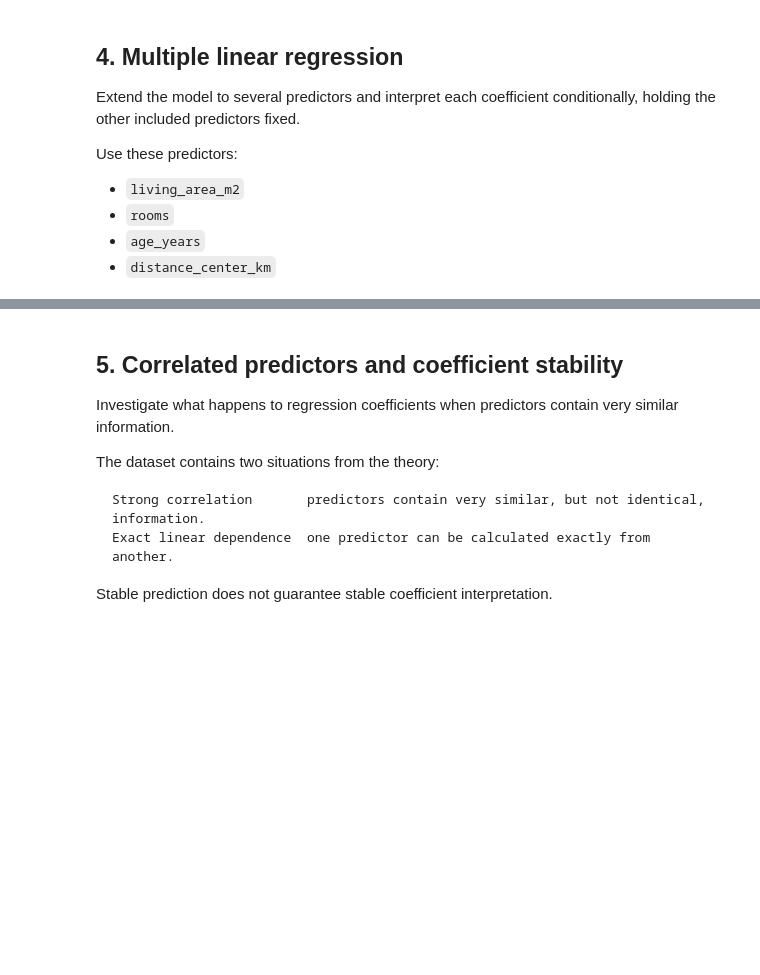
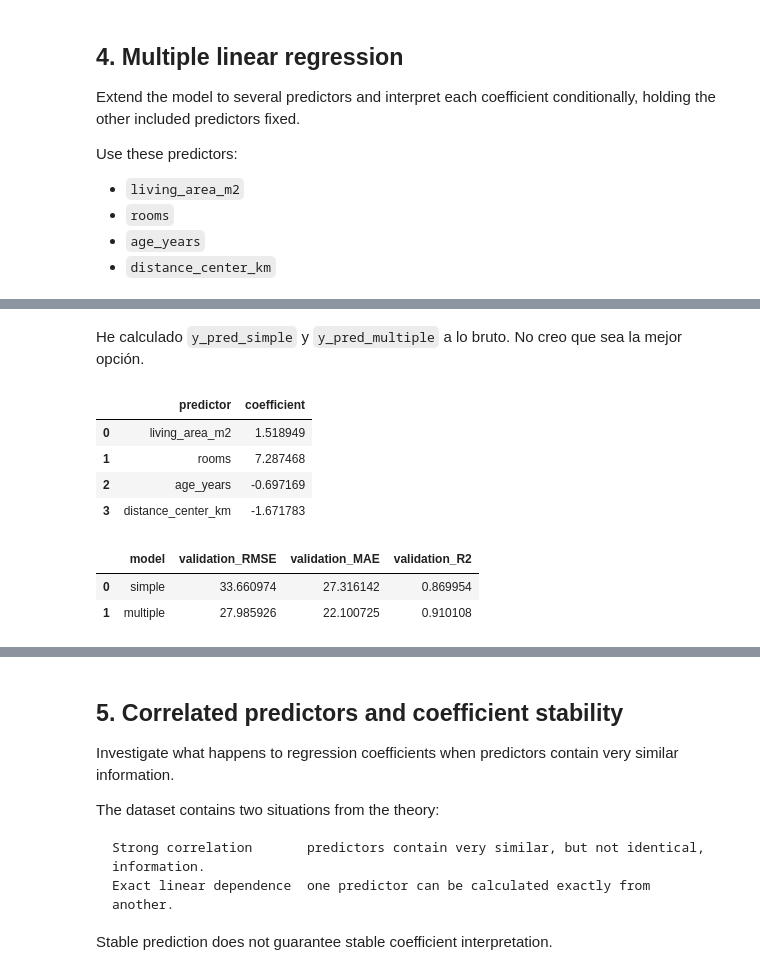
Before and after one commit to Chicloneo/Machine-Learning, a Jupyter notebook: Entrega 2/Notebooks/Chapter 2 - Part I - Students.ipynb, the cells around one changed output, grey strips where cells are left out. Saved outputs shown, nothing was run; the diff lists cells and outputs as text; code cells hidden in the pictures; blank space fills up the shorter version.

```diff
--- a/Entrega 2/Notebooks/Chapter 2 - Part I - Students.ipynb
+++ b/Entrega 2/Notebooks/Chapter 2 - Part I - Students.ipynb
@@ -338,0 +364,7 @@ Use these predictors:
+# %%
+y_pred_simple = []
+
+for index, row in df_model[feature_simple].iterrows():
+    y_pred_simple.append(float(formula_modelo(row["living_area_m2"])))
+
+y_pred_simple
@@ -338,0 +441,13 @@ Use these predictors:
+# %%
+y_pred_multiple = []
+
+for index, row in df_model[features_multi].iterrows():
+    y_pred_multiple.append(float(
+        23.120971316548605 +
+        1.5189492182238675 * row["living_area_m2"] +
+        7.287467623934722 * row["rooms"]
+        - 0.6971688922122329 * row["age_years"]
+        - 1.6717830041959634 * row["distance_center_km"]
+        ))
+
+y_pred_multiple
@@ -339,51 +472,46 @@ Use these predictors:
+# %% [markdown]
+He calculado `y_pred_simple` y `y_pred_multiple` a lo bruto. No creo que sea la mejor opción.
 # %%
-features_multi = ["living_area_m2", "rooms", "age_years", "distance_center_km"]
-
-X_multi = df_model[features_multi]
-y_multi = df_model[target]
-
-# Reuse the same row indices as the simple split.
-X_train_multi = X_multi.loc[X_train.index]
-X_val_multi = X_multi.loc[X_val.index]
-X_test_multi = X_multi.loc[X_test.index]
-y_train_multi = y_multi.loc[X_train.index]
-y_val_multi = y_multi.loc[X_val.index]
-y_test_multi = y_multi.loc[X_test.index]
-
-# TODO: initialize a Linear Regression model from scikit-learn
-multi_model = ...
-
-# TODO: fit the multiple linear regression using the training data.
-...
-
 # TODO: generate train and validation predictions.
-train_pred_multi = multi_model.predict(...)
-val_pred_multi = multi_model.predict(...)
+train_pred_multi = multi_model.predict(X_train_multi)
+val_pred_multi = multi_model.predict(X_val_multi)
 
 coef_table = pd.DataFrame({
     "predictor": features_multi,
     "coefficient": multi_model.coef_,
 })
 
 display(coef_table)
 
+
+#from sklearn.metrics import mean_squared_error, mean_absolute_error, r2_score <-- funciones para calcular lo de abajo
+
 # TODO: compare validation performance of simple and multiple regression. Use the metrics from scikit-learn.
 comparison = pd.DataFrame({
     "model": ["simple", "multiple"],
     "validation_RMSE": [
-        ...(..., ...) ** 0.5, #simple
-        ...(..., ...) ** 0.5, #multiple
+        mean_squared_error(y_true=y, y_pred = y_pred_simple) ** 0.5, #simple
+        mean_squared_error(y_true=y, y_pred = y_pred_multiple) ** 0.5, #multiple
     ],
     "validation_MAE": [
-        ...(..., ...), #simple
-        ...(..., ...), #multiple
+        mean_absolute_error(y_true=y, y_pred = y_pred_simple), #simple
+        mean_absolute_error(y_true=y, y_pred = y_pred_multiple), #multiple
     ],
     "validation_R2": [
-        ...(..., ...), #simple
-        ...(..., ...), #multiple
+        r2_score(y_true=y, y_pred = y_pred_simple), #simple
+        r2_score(y_true=y, y_pred = y_pred_multiple), #multiple
     ],
 })
 comparison
+# %% [output]
+|  | predictor | coefficient |
+| 0 | living_area_m2 | 1.518949 |
+| 1 | rooms | 7.287468 |
+| 2 | age_years | -0.697169 |
+| 3 | distance_center_km | -1.671783 |
+|  | model | validation_RMSE | validation_MAE | validation_R2 |
+| 0 | simple | 33.660974 | 27.316142 | 0.869954 |
+| 1 | multiple | 27.985926 | 22.100725 | 0.910108 |
 # %%
 # Make two controlled predictions.
 # The second home should differ only in living area.
```
Also changed, not shown: parts of 28 cells of this notebook, 1 other file.
